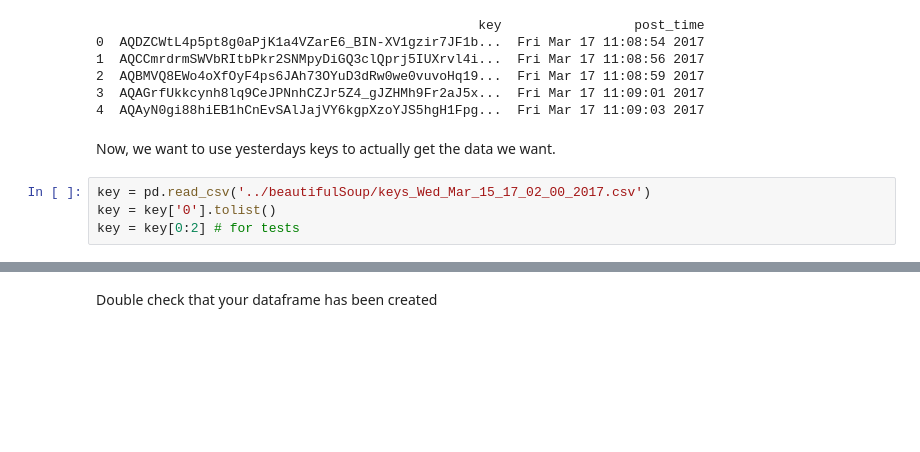
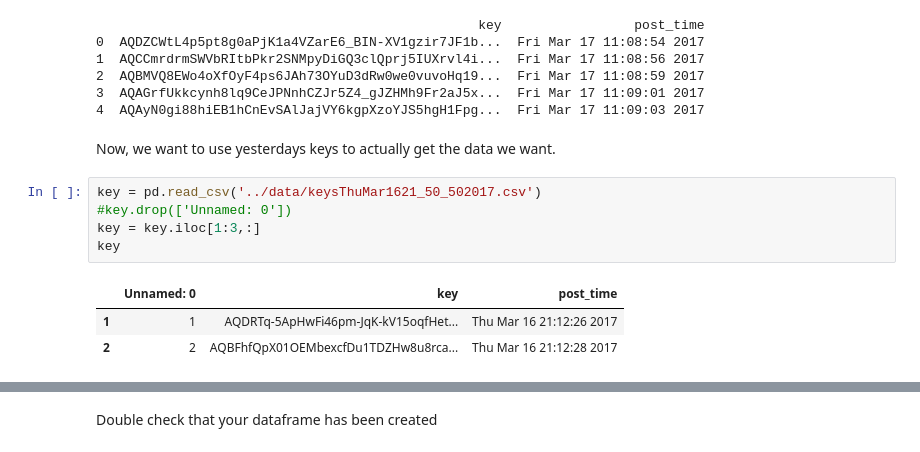
Before and after one commit to thunter009/Instapredict, a Jupyter notebook: scrapers/Instagim.ipynb, the cells around one changed output, grey strips where cells are left out. Saved outputs shown, nothing was run; the diff lists cells and outputs as text; blank space fills up the shorter version.

```diff
--- a/scrapers/Instagim.ipynb
+++ b/scrapers/Instagim.ipynb
@@ -63,6 +63,11 @@ keys_df.to_csv('keys'+ str(time.strftime("%c") + '.csv'))
 # %% [markdown]
 Now, we want to use yesterdays keys to actually get the data we want.
 # %%
-key = pd.read_csv('../beautifulSoup/keys_Wed_Mar_15_17_02_00_2017.csv')
-key = key['0'].tolist()
-key = key[0:2] # for tests
+key = pd.read_csv('../data/keysThuMar1621_50_502017.csv')
+#key.drop(['Unnamed: 0'])
+key = key.iloc[1:3,:]
+key
+# %% [output]
+|  | Unnamed: 0 | key | post_time |
+| 1 | 1 | AQDRTq-5ApHwFi46pm-JqK-kV15oqfHet... | Thu Mar 16 21:12:26 2017 |
+| 2 | 2 | AQBFhfQpX01OEMbexcfDu1TDZHw8u8rca... | Thu Mar 16 21:12:28 2017 |
```
Also changed, not shown: parts of 3 cells of this notebook, 30 other files.
